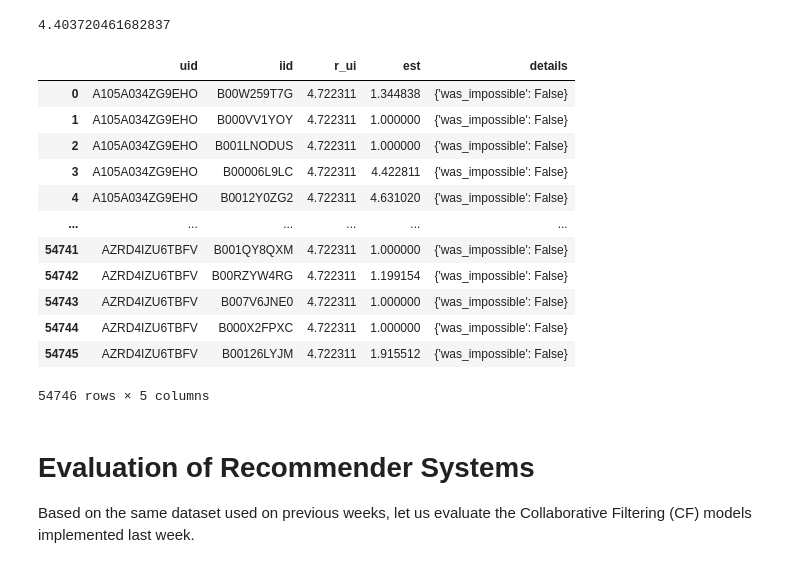
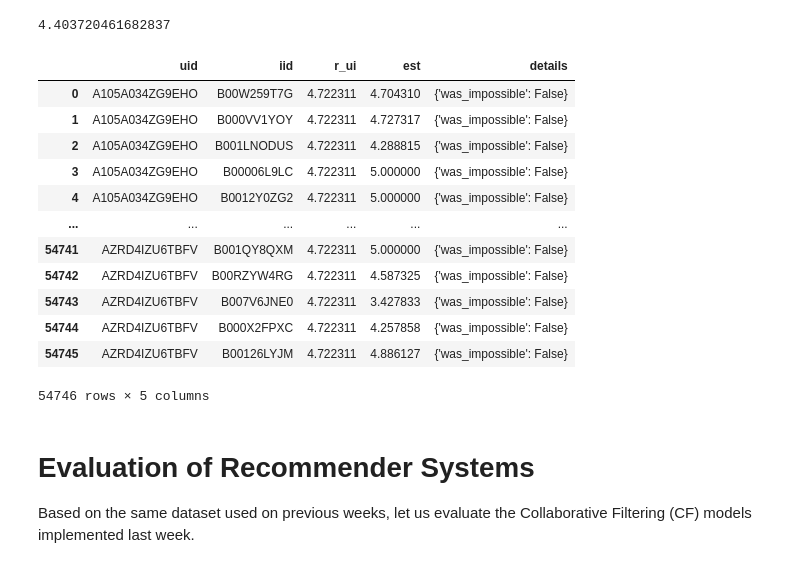
Before and after one commit to vlr112/WebScicence_FinalProject, a Jupyter notebook: labs/session_1/Session_1.ipynb, the cells around one changed output. Saved outputs shown, nothing was run; the diff lists cells and outputs as text; code cells hidden in the pictures.

```diff
--- a/labs/session_1/Session_1.ipynb
+++ b/labs/session_1/Session_1.ipynb
@@ -812,34 +812,34 @@ print(gs.best_params['rmse'])
 Fit the latent factor model defined in exercise 4.1 on the full training set with 30 latent factors and run for either 100 or 500 epochs based on what you found to be better in exercise 4.1. Keep Scikit- Surprise’s default setting for all other parameters, but set the random state to 0 for comparable results.
 Use the model to predict the unobserved ratings for the users in the training set. How many predictions are there and what is the average of all the predictions?
 # %%
-trainset = data.build_full_trainset()
-anti_test = trainset.build_anti_testset()
+# trainset = data.build_full_trainset()
+# anti_test = trainset.build_anti_testset()
 
 alg_svd = SVD( n_factors = 30, n_epochs = 500,  random_state= 0, verbose = False)
 
 #mdm -> model based model
-predictions_mdm = alg_svd.fit(trainset).test(anti_test)
+predictions_mbm = alg_svd.fit(trainset).test(anti_test)
 # %%
-pred_mdm__df = pd.DataFrame(predictions_mdm)
-np.mean(pred_mdm__df['est'])
+pred_mbm__df = pd.DataFrame(predictions_mbm)
+np.mean(pred_mbm__df['est'])
 # %% [output]
 4.403720461682837
-# %%
-pred_mdm__df
-# %% [output]
-|  | uid | iid | r_ui | est | details |
-| 0 | A105A034ZG9EHO | B00W259T7G | 4.722311 | 1.344838 | {'was_impossible': False} |
-| 1 | A105A034ZG9EHO | B000VV1YOY | 4.722311 | 1.000000 | {'was_impossible': False} |
-| 2 | A105A034ZG9EHO | B001LNODUS | 4.722311 | 1.000000 | {'was_impossible': False} |
-| 3 | A105A034ZG9EHO | B00006L9LC | 4.722311 | 4.422811 | {'was_impossible': False} |
-| 4 | A105A034ZG9EHO | B0012Y0ZG2 | 4.722311 | 4.631020 | {'was_impossible': False} |
-| ... | ... | ... | ... | ... | ... |
-| 54741 | AZRD4IZU6TBFV | B001QY8QXM | 4.722311 | 1.000000 | {'was_impossible': False} |
-| 54742 | AZRD4IZU6TBFV | B00RZYW4RG | 4.722311 | 1.199154 | {'was_impossible': False} |
-| 54743 | AZRD4IZU6TBFV | B007V6JNE0 | 4.722311 | 1.000000 | {'was_impossible': False} |
-| 54744 | AZRD4IZU6TBFV | B000X2FPXC | 4.722311 | 1.000000 | {'was_impossible': False} |
-| 54745 | AZRD4IZU6TBFV | B00126LYJM | 4.722311 | 1.915512 | {'was_impossible': False} |
-54746 rows × 5 columns
+# %%
+pred_mbm__df
+# %% [output]
+|  | uid | iid | r_ui | est | details |
+| 0 | A105A034ZG9EHO | B00W259T7G | 4.722311 | 4.704310 | {'was_impossible': False} |
+| 1 | A105A034ZG9EHO | B000VV1YOY | 4.722311 | 4.727317 | {'was_impossible': False} |
+| 2 | A105A034ZG9EHO | B001LNODUS | 4.722311 | 4.288815 | {'was_impossible': False} |
+| 3 | A105A034ZG9EHO | B00006L9LC | 4.722311 | 5.000000 | {'was_impossible': False} |
+| 4 | A105A034ZG9EHO | B0012Y0ZG2 | 4.722311 | 5.000000 | {'was_impossible': False} |
+| ... | ... | ... | ... | ... | ... |
+| 54741 | AZRD4IZU6TBFV | B001QY8QXM | 4.722311 | 5.000000 | {'was_impossible': False} |
+| 54742 | AZRD4IZU6TBFV | B00RZYW4RG | 4.722311 | 4.587325 | {'was_impossible': False} |
+| 54743 | AZRD4IZU6TBFV | B007V6JNE0 | 4.722311 | 3.427833 | {'was_impossible': False} |
+| 54744 | AZRD4IZU6TBFV | B000X2FPXC | 4.722311 | 4.257858 | {'was_impossible': False} |
+| 54745 | AZRD4IZU6TBFV | B00126LYJM | 4.722311 | 4.886127 | {'was_impossible': False} |
+54746 rows × 5 columns
 # %% [markdown]
 # Evaluation of Recommender Systems
 
```
Also changed, not shown: parts of 14 cells of this notebook.
